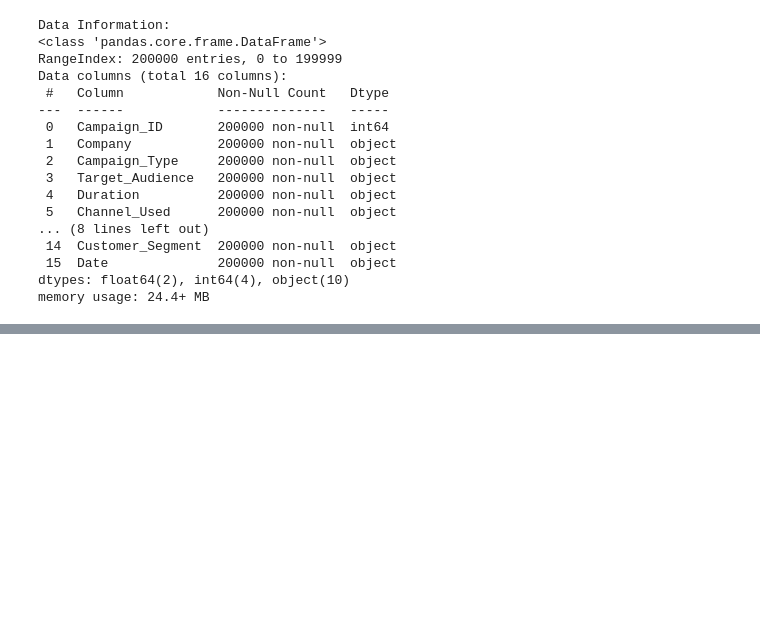
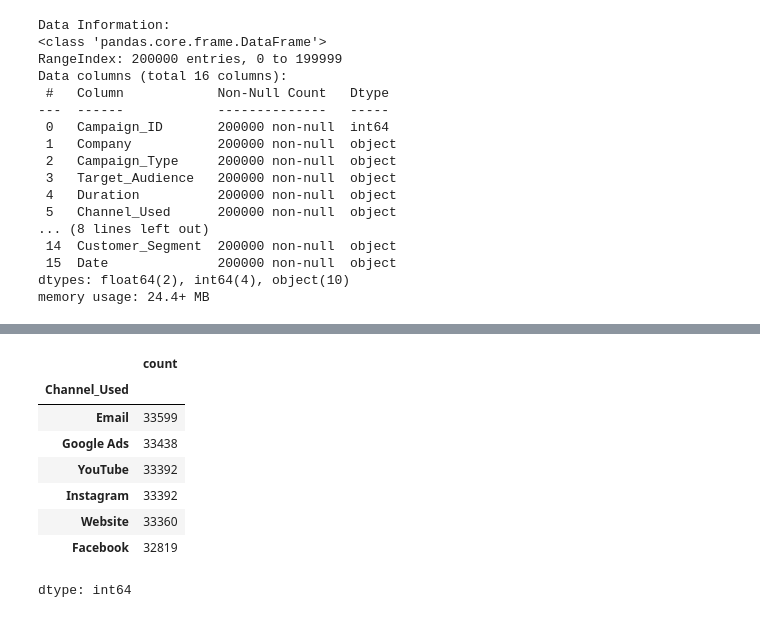
Before and after one commit to jsoook-dt/python-colab-analysis-study, a Jupyter notebook: Project01_Yoonju_analysis.ipynb, the cells around one changed output, grey strips where cells are left out. Saved outputs shown, nothing was run; the diff lists cells and outputs as text; code cells hidden in the pictures; blank space fills up the shorter version.

```diff
--- a/Project01_Yoonju_analysis.ipynb
+++ b/Project01_Yoonju_analysis.ipynb
@@ -48,0 +136,12 @@ memory usage: 24.4+ MB
+# %%
+df["Channel_Used"].value_counts()
+# %% [output]
+|  | count |
+| Channel_Used |  |
+| Email | 33599 |
+| Google Ads | 33438 |
+| YouTube | 33392 |
+| Instagram | 33392 |
+| Website | 33360 |
+| Facebook | 32819 |
+dtype: int64
```
Also changed, not shown: parts of 19 cells of this notebook.
